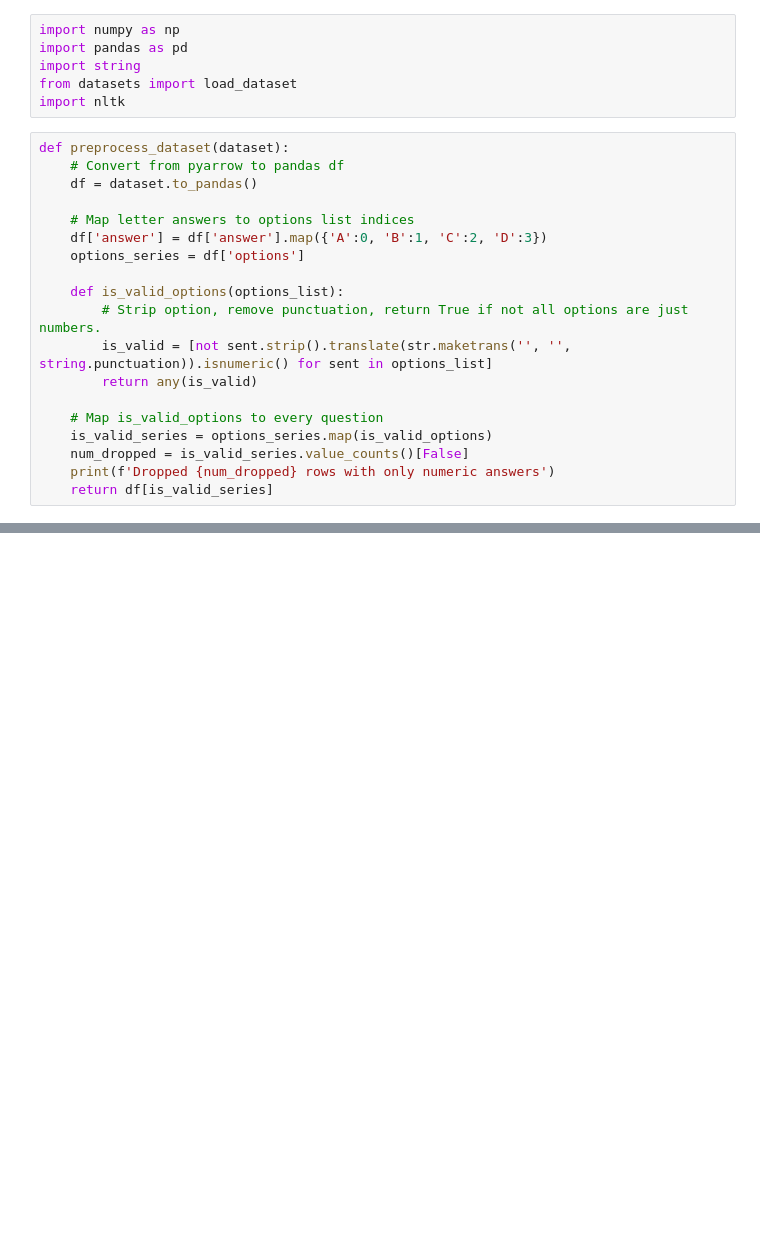
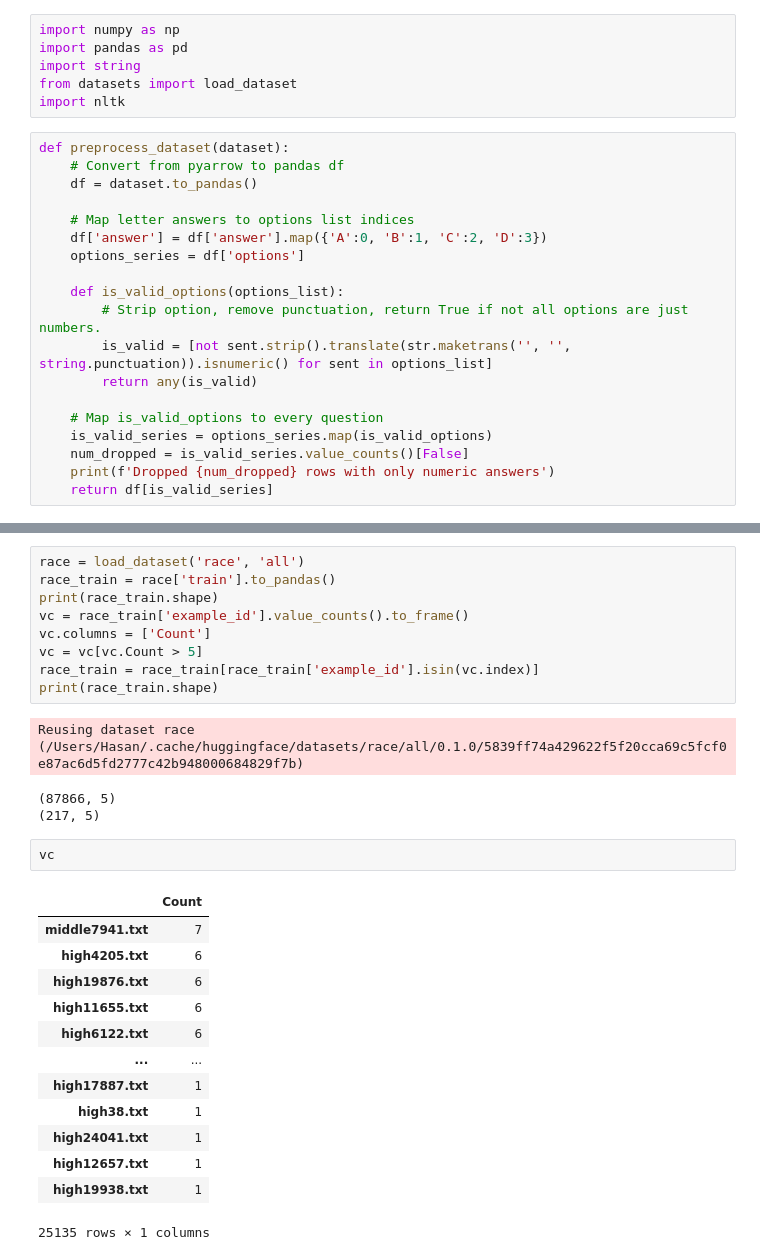
Before and after one commit to rbolline/Neural-Question-Generation-with-GPT-J, a Jupyter notebook: data_split.ipynb, the cells around one changed output, grey strips where cells are left out. Saved outputs shown, nothing was run; the diff lists cells and outputs as text; blank space fills up the shorter version.

```diff
--- a/data_split.ipynb
+++ b/data_split.ipynb
@@ -58,0 +110,29 @@ Dropped 1304 rows with only numeric answers
+# %%
+race = load_dataset('race', 'all')
+race_train = race['train'].to_pandas()
+print(race_train.shape)
+vc = race_train['example_id'].value_counts().to_frame()
+vc.columns = ['Count']
+vc = vc[vc.Count > 5]
+race_train = race_train[race_train['example_id'].isin(vc.index)]
+print(race_train.shape)
+# %% [output]
+Reusing dataset race (/Users/Hasan/.cache/huggingface/datasets/race/all/0.1.0/5839ff74a429622f5f20cca69c5fcf0e87ac6d5fd2777c42b948000684829f7b)
+(87866, 5)
+(217, 5)
+# %%
+vc
+# %% [output]
+|  | Count |
+| middle7941.txt | 7 |
+| high4205.txt | 6 |
+| high19876.txt | 6 |
+| high11655.txt | 6 |
+| high6122.txt | 6 |
+| ... | ... |
+| high17887.txt | 1 |
+| high38.txt | 1 |
+| high24041.txt | 1 |
+| high12657.txt | 1 |
+| high19938.txt | 1 |
+25135 rows × 1 columns
```
Also changed, not shown: parts of 4 cells of this notebook.
